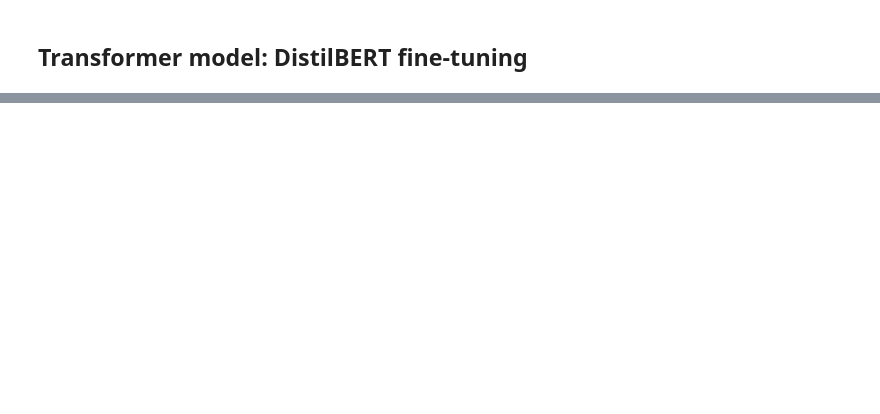
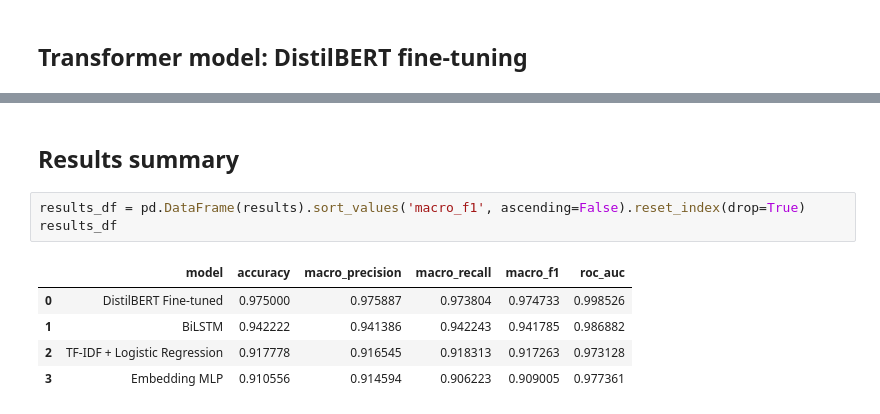
Before and after one commit to vdreddy567/COMP690, a Jupyter notebook: COMP_690_AH2_Final_Draft.ipynb, the cells around one changed output, grey strips where cells are left out. Drawn from its saved outputs; the diff is of its cells as text; blank space fills up the shorter version.

```diff
--- a/COMP_690_AH2_Final_Draft.ipynb
+++ b/COMP_690_AH2_Final_Draft.ipynb
@@ -516,0 +589,13 @@ trainer.train()
+# %% [markdown]
+
+
+## Results summary
+# %%
+results_df = pd.DataFrame(results).sort_values('macro_f1', ascending=False).reset_index(drop=True)
+results_df
+# %% [output]
+|  | model | accuracy | macro_precision | macro_recall | macro_f1 | roc_auc |
+| 0 | DistilBERT Fine-tuned | 0.975000 | 0.975887 | 0.973804 | 0.974733 | 0.998526 |
+| 1 | BiLSTM | 0.942222 | 0.941386 | 0.942243 | 0.941785 | 0.986882 |
+| 2 | TF-IDF + Logistic Regression | 0.917778 | 0.916545 | 0.918313 | 0.917263 | 0.973128 |
+| 3 | Embedding MLP | 0.910556 | 0.914594 | 0.906223 | 0.909005 | 0.977361 |
```
Also changed, not shown: parts of 18 cells of this notebook, 2 other files.
